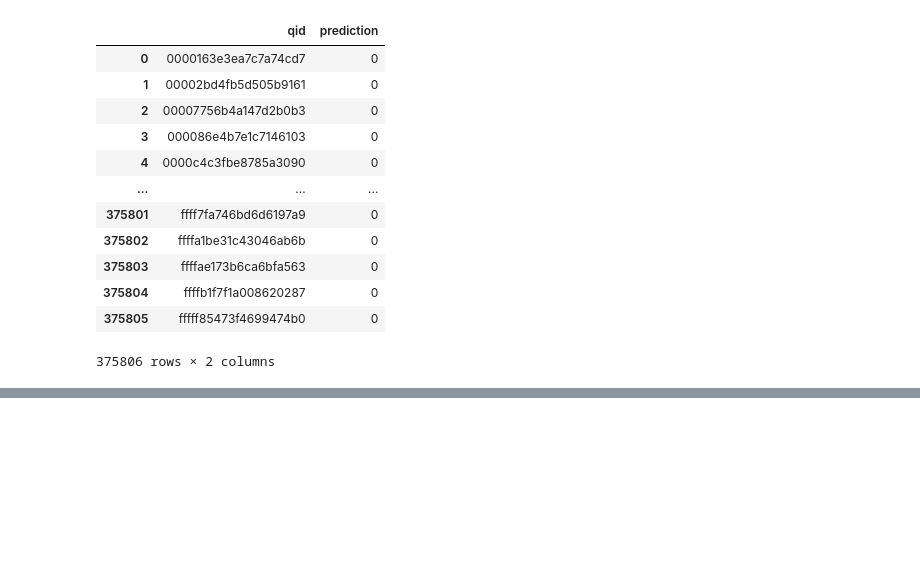
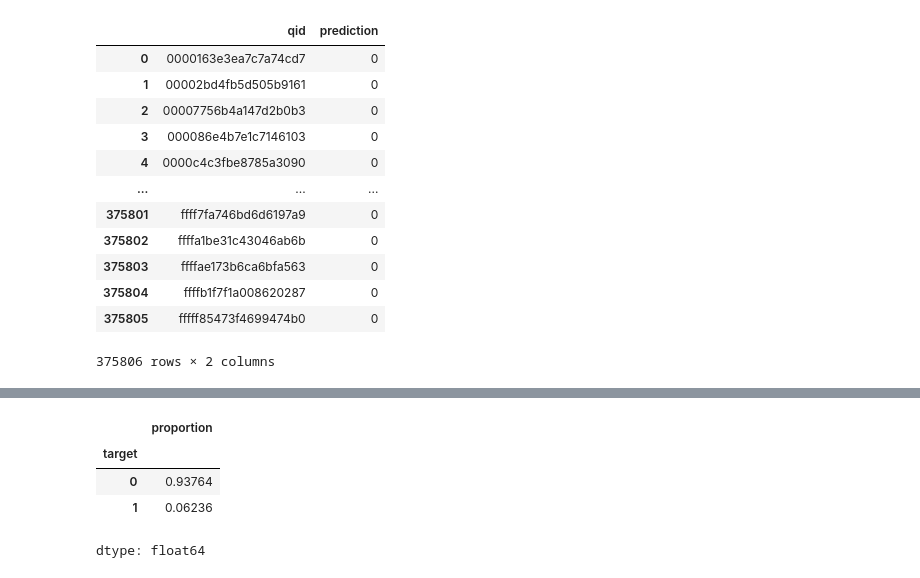
Before and after one commit to thugge254/Neural-Networks-and-Deep-Learning-with-PyTorch, a Jupyter notebook: Neural_Networks_and_Deep_Learning.ipynb, the cells around one changed output, grey strips where cells are left out. Cells and saved outputs as stored; diff of their text form; code cells hidden in the pictures; blank space fills up the shorter version.

```diff
--- a/Neural_Networks_and_Deep_Learning.ipynb
+++ b/Neural_Networks_and_Deep_Learning.ipynb
@@ -109,0 +125,8 @@ raw_df.sample(10)
+# %%
+sample_df.target.value_counts(normalize=True)
+# %% [output]
+|  | proportion |
+| target |  |
+| 0 | 0.93764 |
+| 1 | 0.06236 |
+dtype: float64
```
Also changed, not shown: parts of 10 cells of this notebook.
